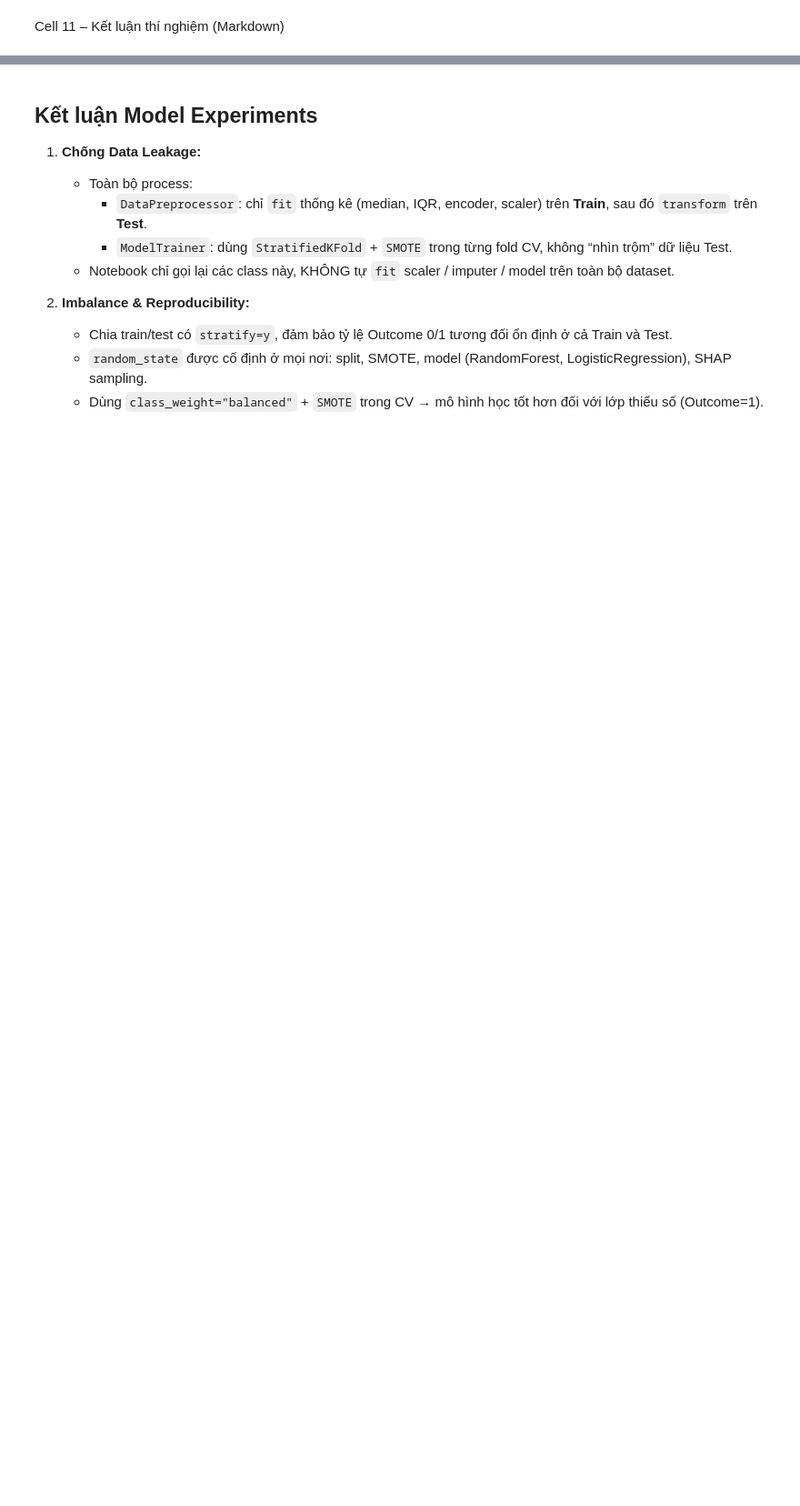
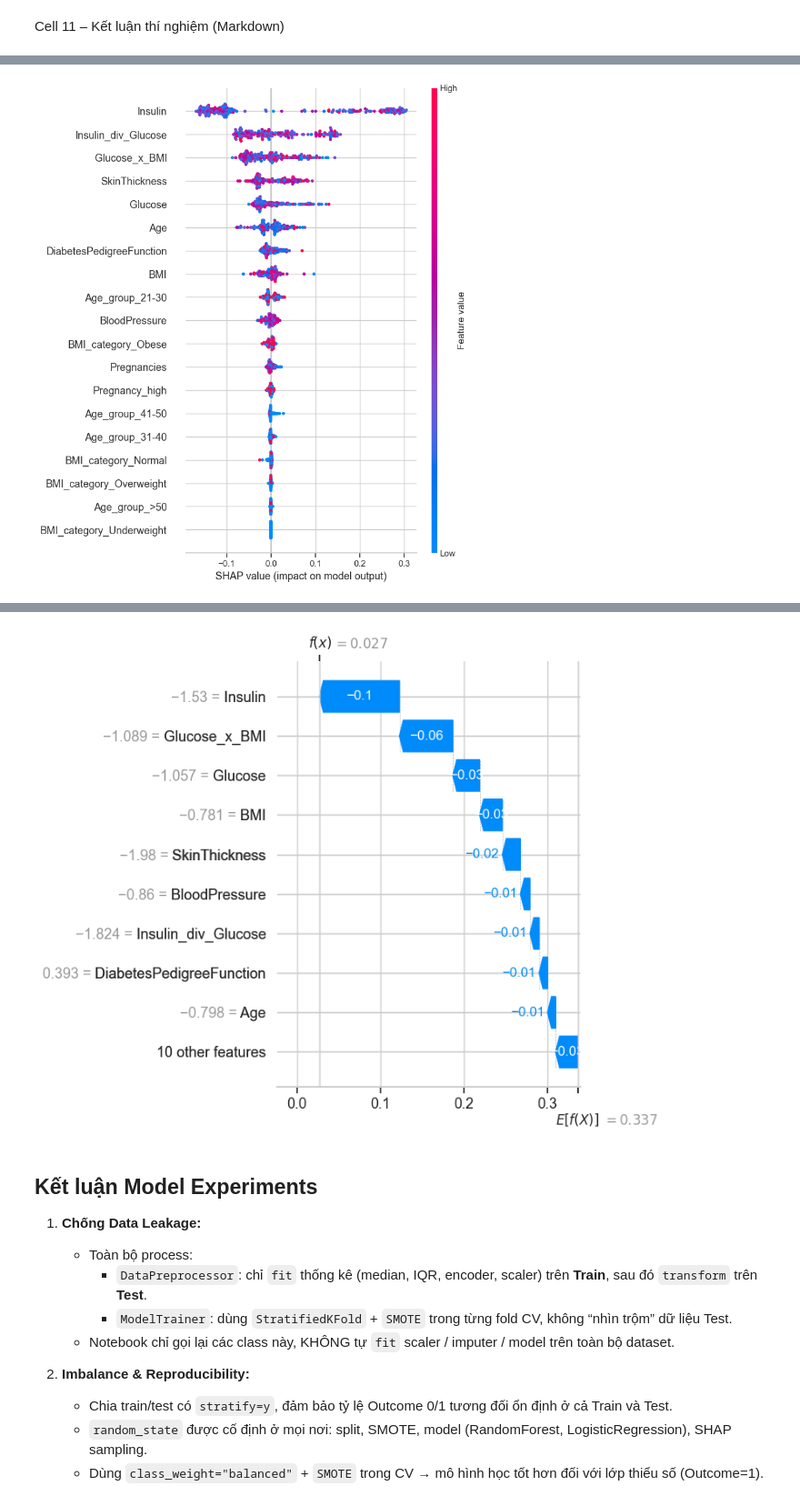
Before and after one commit to uythanhpham/Nhom-3--Python-cho-KHDL---2025---2026, a Jupyter notebook: pima-diabetes-project/notebooks/02_model_experiments.ipynb, the cells around one changed output, grey strips where cells are left out. Shown at 91% size. Cells and saved outputs as stored; diff of their text form; code cells hidden in the pictures; blank space fills up the shorter version.

```diff
--- a/pima-diabetes-project/notebooks/02_model_experiments.ipynb
+++ b/pima-diabetes-project/notebooks/02_model_experiments.ipynb
@@ -555,8 +737,9 @@ Cell 11 – Kết luận thí nghiệm (Markdown)
 # %%
 import shap
 import numpy as np
+import matplotlib.pyplot as plt
 
-# Tính SHAP values bằng hàm trong ModelTrainer
+# === 1. Tính SHAP values bằng ModelTrainer ===
 shap_values, shap_imp_df = trainer.compute_shap_values(
     model_name=best_name,
     X_sample=X_train,
@@ -566,46 +749,67 @@ shap_values, shap_imp_df = trainer.compute_shap_values(
 logger.info("===== TOP 10 SHAP MEAN(|VALUE|) (%s) =====", best_name)
 logger.info("\n%s", shap_imp_df.head(10).to_string(index=False))
 
-# ---- Xử lý đa lớp: chọn lớp positive (Outcome=1) nếu có trục "class" ----
+# === 2. Xử lý đa lớp (nếu có) ===
 values_arr = np.asarray(shap_values.values)
 
-# Nếu sv có shape (n_samples, n_features, n_classes=2) → chọn class 1
 if values_arr.ndim == 3 and values_arr.shape[2] >= 2:
-    # shap_values_pos sẽ là Explanation với shape (n_samples, n_features)
-    shap_values_pos = shap_values[:, :, 1]
+    # (n_samples, n_features, n_classes) -> lấy lớp positive (class 1)
+    shap_values_pos = shap_values[:, :, 1]  # vẫn là Explanation
 else:
-    # Trường hợp thường (nhị phân kiểu raw) đã là (n_samples, n_features)
-    shap_values_pos = shap_values
+    # Trường hợp nhị phân thường: (n_samples, n_features)
+    shap_values_pos = shap_values          # Explanation
 
-# =========================
-# 1) SHAP summary plot
-# =========================
+# Số sample mà SHAP thực sự tính
+values_pos_arr = np.asarray(shap_values_pos.values)
+n_shap = values_pos_arr.shape[0]
+
+# Dùng đúng số dòng tương ứng trong X_train
+X_for_shap = X_train.iloc[:n_shap, :]
+
+# =======================================================
+# 1) SHAP SUMMARY PLOT — tên feature + show + save
+# =======================================================
+
 plt.figure()
-shap.summary_plot(shap_values_pos, show=False)  # dùng bản đã chọn lớp 1
+shap.summary_plot(
+    shap_values_pos,
+    features=X_for_shap,                 # DataFrame -> có tên feature
+    feature_names=X_for_shap.columns,    # đảm bảo nhãn đúng
+    show=False                          # để tự control show/save
+)
+
 plt.tight_layout()
-
-summary_path = FIGURES_DIR / "2_shap_summary1.png"
+summary_path = FIGURES_DIR / "shap_summary.png"
 plt.savefig(summary_path, dpi=300, bbox_inches="tight")
 logger.info("Đã lưu SHAP summary plot vào: %s", summary_path)
+
+plt.show()   # hiện hình ra console
 plt.close()
 
-# =========================
-# 2) Waterfall cho 1 bệnh nhân
-# =========================
-idx = 0  # bệnh nhân đầu tiên trong X_train đã sample ở compute_shap_values
+# =======================================================
+# 2) WATERFALL CHO 1 BỆNH NHÂN — tên feature + show + save
+# =======================================================
 
-# Lấy riêng Explanation của 1 bệnh nhân,
-# lúc này .values phải là vector 1 chiều (n_features,)
-sample_exp = shap_values_pos[idx]
+idx = 0  # bệnh nhân đầu tiên trong X_for_shap
+
+# Tạo Explanation đầy đủ cho 1 bệnh nhân (để có feature_names đúng)
+exp = shap.Explanation(
+    values=values_pos_arr[idx],                          # vector SHAP (n_features,)
+    base_values=np.asarray(shap_values_pos.base_values)[idx],
+    data=X_for_shap.iloc[idx],
+    feature_names=X_for_shap.columns
+)
 
 plt.figure()
-shap.plots.waterfall(sample_exp, show=False)
+shap.plots.waterfall(exp, show=False)
+
 plt.tight_layout()
+waterfall_path = FIGURES_DIR / "shap_waterfall_patient_0.png"
+plt.savefig(waterfall_path, dpi=300, bbox_inches="tight")
+logger.info(
+    "Đã lưu SHAP waterfall cho bệnh nhân %d vào: %s", idx, waterfall_path
+)
 
-force_path = FIGURES_DIR / "shap_force_plot_patient_X.png"
-plt.savefig(force_path, dpi=300, bbox_inches="tight")
-logger.info(
-    "Đã lưu SHAP waterfall (force) cho bệnh nhân %d vào: %s", idx, force_path
-)
+plt.show()   # hiện hình ra console
 plt.close()
 # %% [output]
@@ -618,0 +822 @@ Pregnancies       0.017196
+[figure, added]
@@ -619,3 +824,4 @@ Pregnancies       0.017196
+[figure, added]
 # %% [markdown]
 ## Kết luận Model Experiments
 
```
Also changed, not shown: parts of 16 cells of this notebook, 16 other files.
